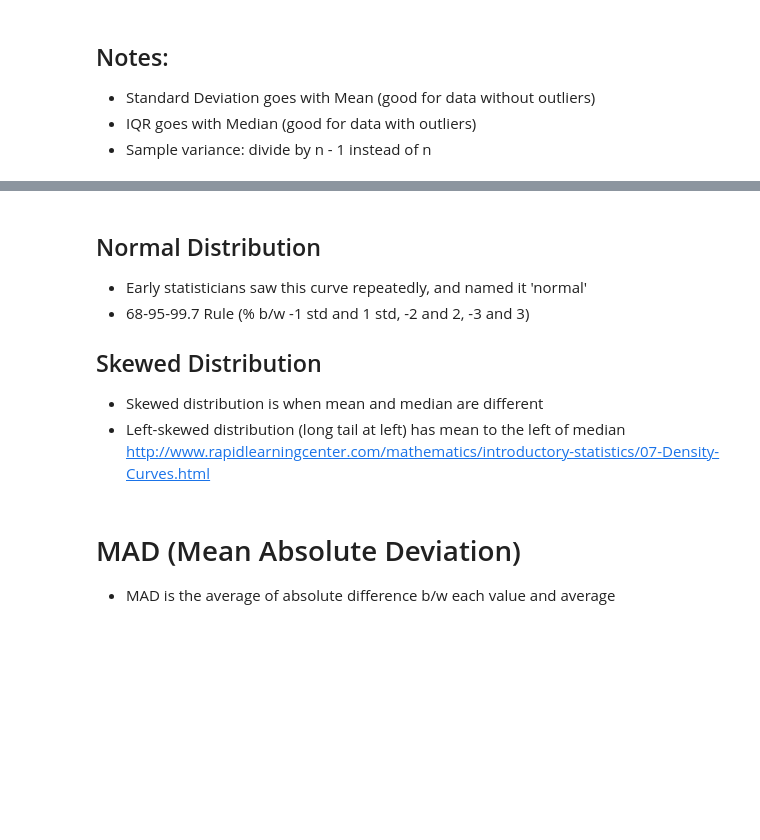
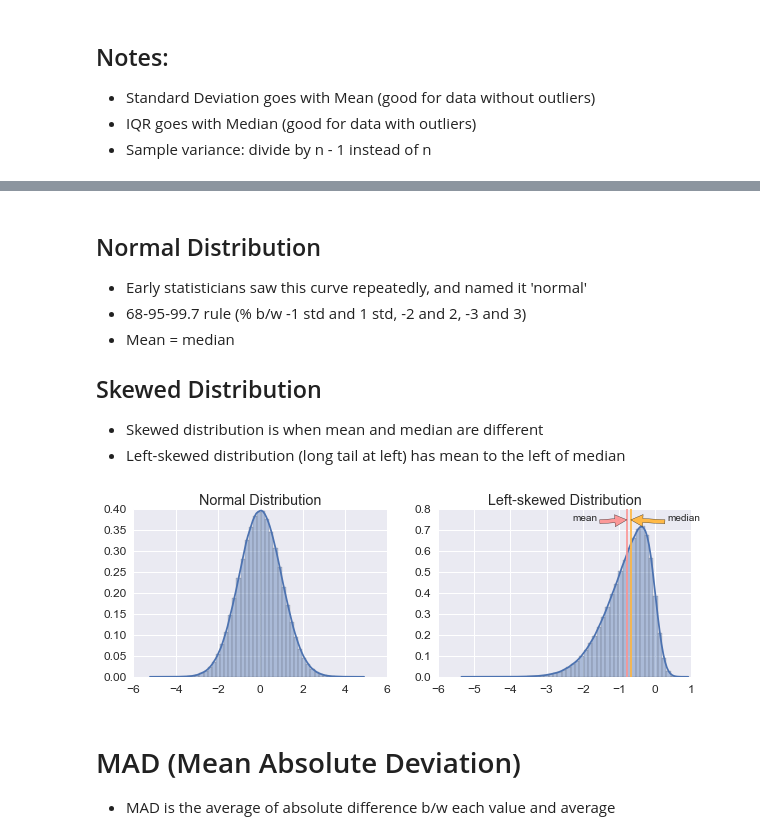
Before and after one commit to kumikokashii/stuff, a Jupyter notebook: stats_with_python.ipynb, the cells around one changed output, grey strips where cells are left out. Cells and saved outputs as stored; diff of their text form; code cells hidden in the pictures; blank space fills up the shorter version.

```diff
--- a/stats_with_python.ipynb
+++ b/stats_with_python.ipynb
@@ -95,12 +98,38 @@ sample variance: 238546.904762, sample standard deviation: 488.412638
 # %% [markdown]
 ## Normal Distribution
 * Early statisticians saw this curve repeatedly, and named it 'normal'
-* 68-95-99.7 Rule (% b/w -1 std and 1 std, -2 and 2, -3 and 3)
+* 68-95-99.7 rule (% b/w -1 std and 1 std, -2 and 2, -3 and 3)
+* Mean = median
 
 ## Skewed Distribution
 * Skewed distribution is when mean and median are different
 * Left-skewed distribution (long tail at left) has mean to the left of median
-http://www.rapidlearningcenter.com/mathematics/introductory-statistics/07-Density-Curves.html
+# %%
+# Generate values
+nd = np.random.normal(0, 1, 10**6)
+
+ls = spstats.skewnorm.rvs(-5, size=10**6)
+ls_mean = np.mean(ls)
+ls_median = np.median(ls)
+
+# Plot
+_, (ax1, ax2) = plt.subplots(1, 2, figsize=(10, 3))
+
+sns.distplot(nd, ax=ax1)
+ax1.set_title('Normal Distribution')
+
+sns.distplot(ls, ax=ax2)
+ax2.axvline(ls_mean, color='#fb9898')
+ax2.axvline(ls_median, color='#FFB947')
+ax2.annotate('mean', xy=(ls_mean, 0.75), xytext=(ls_mean-1.5, 0.75),
+             arrowprops=dict(facecolor='#fb9898'))
+ax2.annotate('median', xy=(ls_median, 0.75), xytext=(ls_median+1, 0.75),
+             arrowprops=dict(facecolor='#FFB947'))
+ax2.set_title('Left-skewed Distribution');
+
+plt.show()
+# %% [output]
+[figure, added]
 # %% [markdown]
 # MAD (Mean Absolute Deviation)
 * MAD is the average of absolute difference b/w each value and average
```
Also changed, not shown: parts of 12 cells of this notebook.
